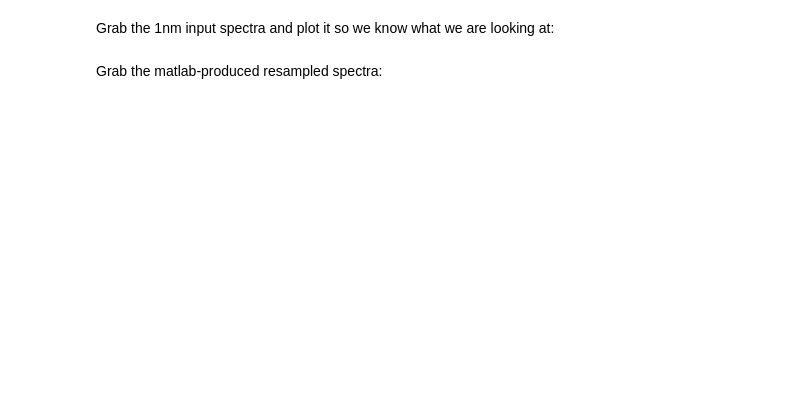
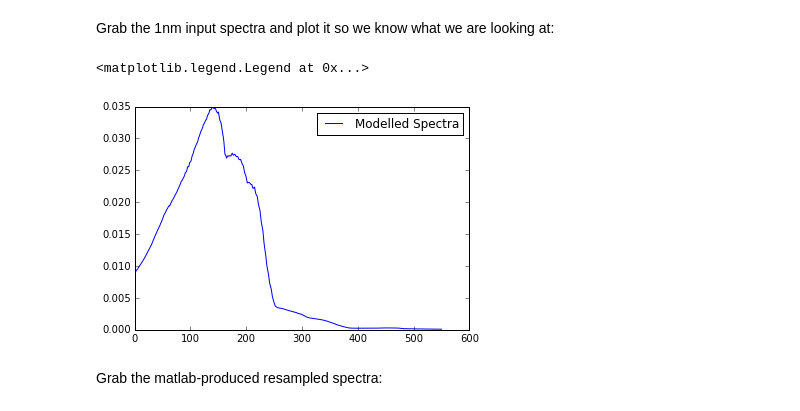
Before and after one commit to obarrilero/sambuca, a Jupyter notebook: reference/notebooks/Sensor Filter Plot.ipynb, the cells around one changed output. Drawn from its saved outputs; the diff is of its cells as text; code cells hidden in the pictures; blank space fills up the shorter version.

```diff
--- a/reference/notebooks/Sensor Filter Plot.ipynb
+++ b/reference/notebooks/Sensor Filter Plot.ipynb
@@ -10,8 +22,11 @@ data.keys()
 Grab the 1nm input spectra and plot it so we know what we are looking at:
 # %%
 src_spectra = data['modelled_spectra']
-plt.plot(src_spectra, label='Modelled Spectra')
-plt.legend(loc='upper right')
+pylab.plot(src_spectra, label='Modelled Spectra')
+pylab.legend(loc='upper right')
+# %% [output]
+<matplotlib.legend.Legend at 0x...>
+[figure, added]
 # %% [markdown]
 Grab the matlab-produced resampled spectra:
 # %%
```
Also changed, not shown: parts of 8 cells of this notebook, 3 other files.
